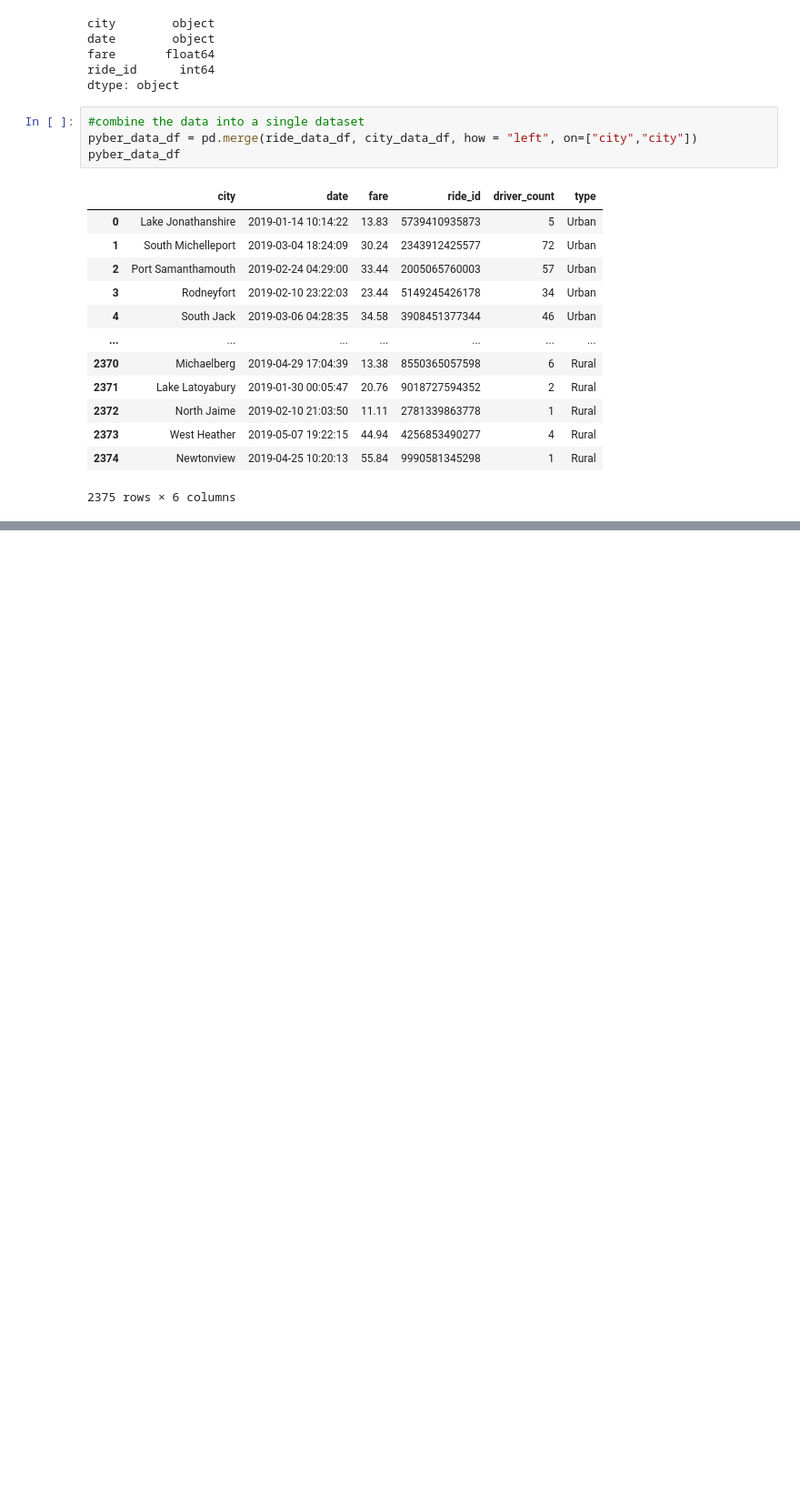
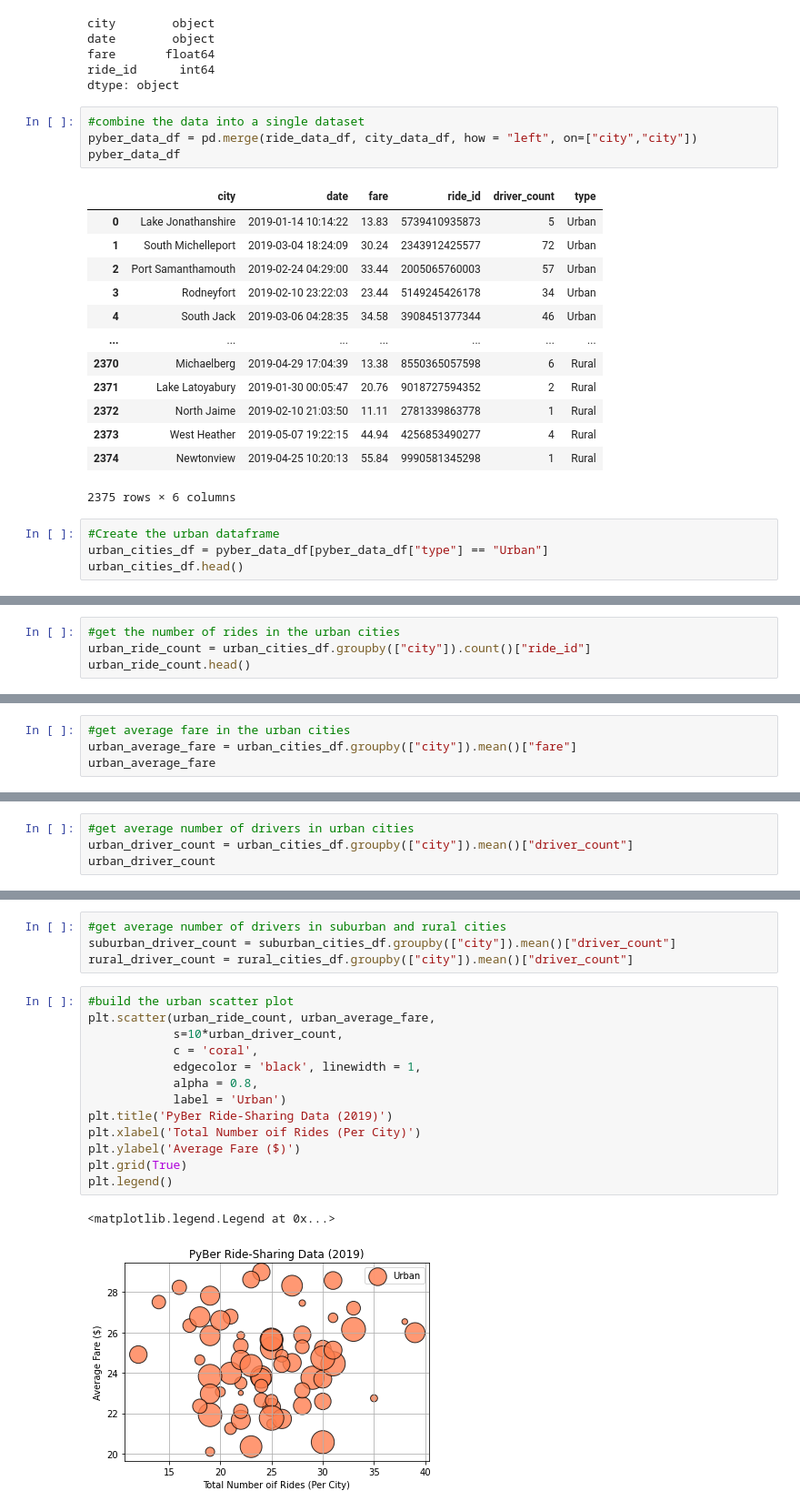
Before and after one commit to lucasbratland/PyBer_Analysis, a Jupyter notebook: PyBer.ipynb, the cells around one changed output, grey strips where cells are left out. Shown at 91% size. Cells and saved outputs as stored; diff of their text form; blank space fills up the shorter version.

Commit message:
added scatter plots to PyBer and output the image in the Analysis folder

```diff
--- a/PyBer.ipynb
+++ b/PyBer.ipynb
@@ -125,3 +125,7 @@ pyber_data_df
 | 2373 | West Heather | 2019-05-07 19:22:15 | 44.94 | 4256853490277 | 4 | Rural |
 | 2374 | Newtonview | 2019-04-25 10:20:13 | 55.84 | 9990581345298 | 1 | Rural |
 2375 rows × 6 columns
+# %%
+#Create the urban dataframe
+urban_cities_df = pyber_data_df[pyber_data_df["type"] == "Urban"]
+urban_cities_df.head()
@@ -127,0 +143,4 @@ pyber_data_df
+# %%
+#get the number of rides in the urban cities
+urban_ride_count = urban_cities_df.groupby(["city"]).count()["ride_id"]
+urban_ride_count.head()
@@ -127,0 +159,4 @@ pyber_data_df
+# %%
+#get average fare in the urban cities
+urban_average_fare = urban_cities_df.groupby(["city"]).mean()["fare"]
+urban_average_fare
@@ -127,0 +181,4 @@ pyber_data_df
+# %%
+#get average number of drivers in urban cities
+urban_driver_count = urban_cities_df.groupby(["city"]).mean()["driver_count"]
+urban_driver_count
@@ -127,0 +199,20 @@ pyber_data_df
+# %%
+#get average number of drivers in suburban and rural cities
+suburban_driver_count = suburban_cities_df.groupby(["city"]).mean()["driver_count"]
+rural_driver_count = rural_cities_df.groupby(["city"]).mean()["driver_count"]
+# %%
+#build the urban scatter plot
+plt.scatter(urban_ride_count, urban_average_fare,
+            s=10*urban_driver_count,
+            c = 'coral',
+            edgecolor = 'black', linewidth = 1,
+            alpha = 0.8,
+            label = 'Urban')
+plt.title('PyBer Ride-Sharing Data (2019)')
+plt.xlabel('Total Number oif Rides (Per City)')
+plt.ylabel('Average Fare ($)')
+plt.grid(True)
+plt.legend()
+# %% [output]
+<matplotlib.legend.Legend at 0x...>
+[figure, added]
```
Also changed, not shown: parts of 11 cells of this notebook, 1 other file.
